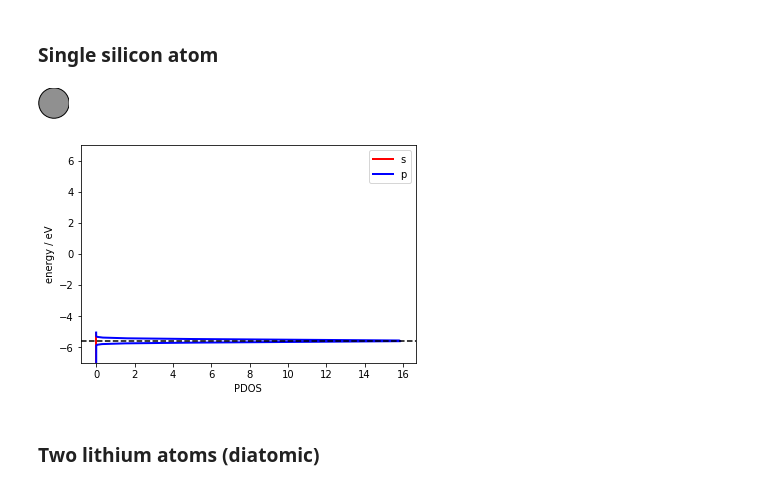
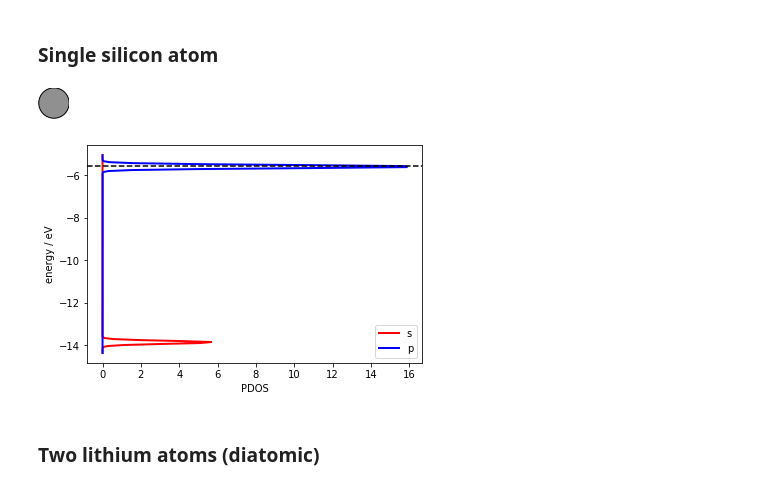
Before and after one commit to vilab-tartu/LOKT.02.048, a Jupyter notebook: week3/C.ipynb, the cells around one changed output. Drawn from its saved outputs; the diff is of its cells as text; code cells hidden in the pictures.

```diff
--- a/week3/C.ipynb
+++ b/week3/C.ipynb
@@ -51,35 +51,35 @@ eSi0 = Si0.get_potential_energy()
 between the highest and lowest occupied single-particle states in a quantum system of non-interacting
 fermions at absolute zero temperature.
 The Fermi level is a total energy level including kinetic energy and potential energy."""
 try:
     efSi0 = calcSi0.get_fermi_level()
 except ValueError:
     efSi0 = 0
 energySi0, dosSi0 = calcSi0.get_orbital_ldos(0, spin=0, angular='sp', width=0.1)
 
 enSi0 = energySi0
 
 #Plotting DOS by orbitals (s and p)
 Spdos_Si0 = [0] * len(dosSi0)
 Ppdos_Si0 = [0] * len(dosSi0)
 temp = calcSi0.get_orbital_ldos(0, spin=0, angular='s', width=0.1)[1]
 Spdos_Si0 = list(np.array(Spdos_Si0) + np.array(temp))
 temp = calcSi0.get_orbital_ldos(0, spin=0, angular='p', width=0.1)[1]
 Ppdos_Si0 = list(np.array(Ppdos_Si0) + np.array(temp))
 
 #plt.plot(dosLi0, enLi0, 'k-', linewidth = 4.0, label='dos')
 plt.plot(Spdos_Si0, enSi0, 'r-', linewidth = 2.0, label = 's')
 plt.plot(Ppdos_Si0, enSi0, 'b-',linewidth = 2.0, label = 'p')
 plt.axhline(y=efSi0, color='k', linestyle='--')
 
-plt.ylim(-7,7)
+#plt.ylim(-7,7)
 plt.xlabel('PDOS')
 plt.ylabel('energy / eV')
 plt.legend(loc='best')
 plt.show()
 # %% [output]
 [figure]
-[figure, old version]
+[figure, new version]
 # %% [markdown]
 ### Two lithium atoms (diatomic)
 # %%
```
Also changed, not shown: parts of 5 cells of this notebook, 8 other files.
